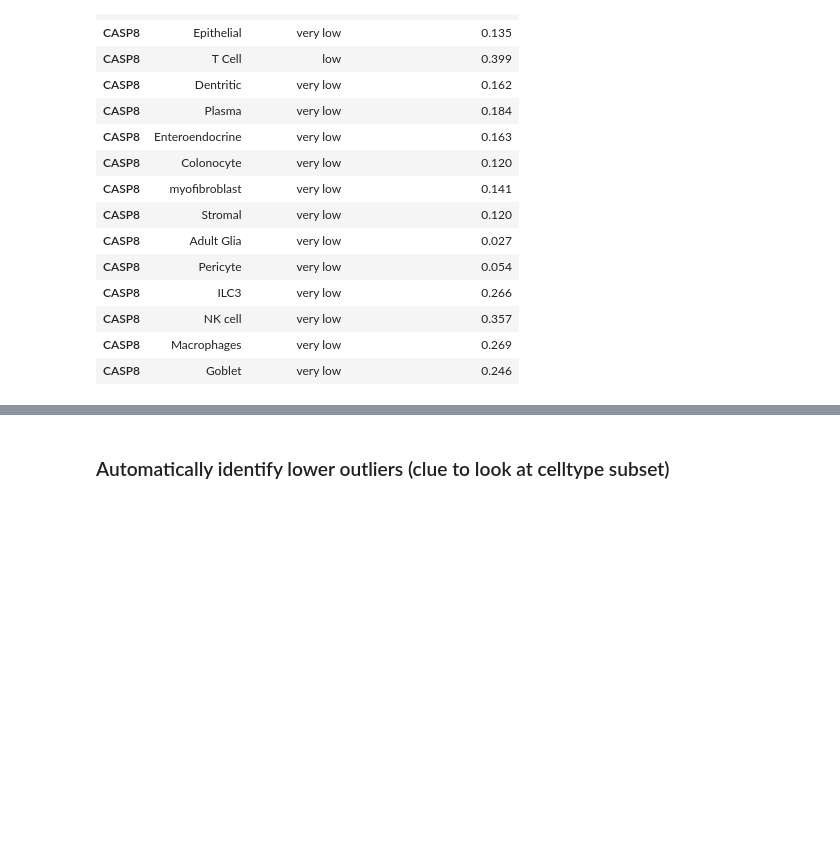
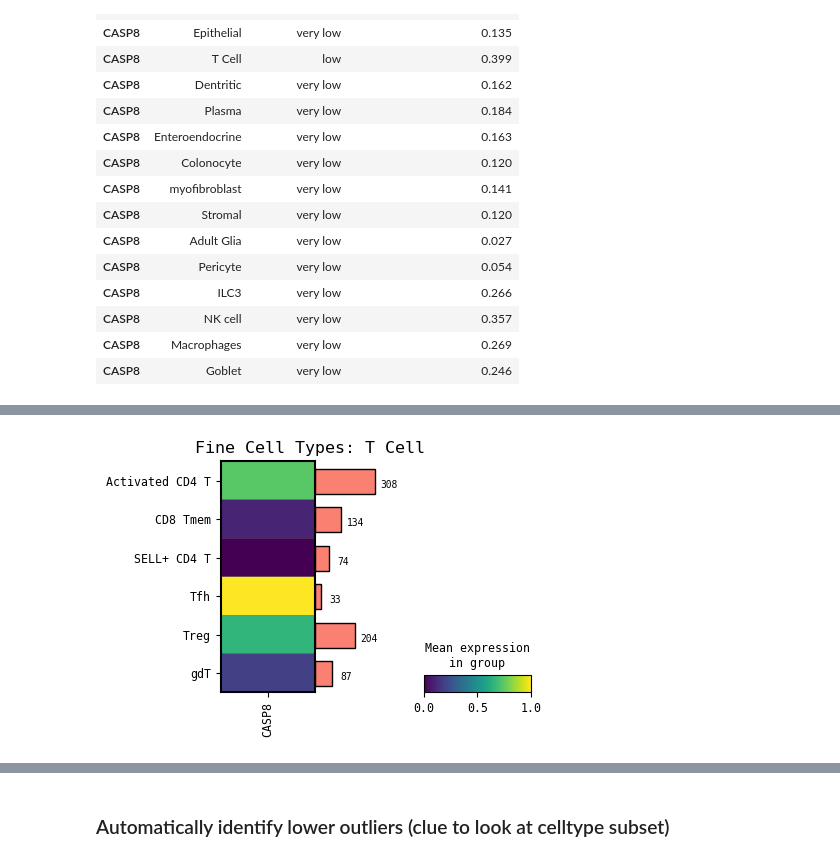
Before and after one commit to chickaroo/genereporter, a Jupyter notebook: src/pipeline.ipynb, the cells around one changed output, grey strips where cells are left out. Saved outputs shown, nothing was run; the diff lists cells and outputs as text; code cells hidden in the pictures; blank space fills up the shorter version.

```diff
--- a/src/pipeline.ipynb
+++ b/src/pipeline.ipynb
@@ -232,0 +75,4 @@ plt.show()
+# %%
+cp.matrixplot(GOI, cell_type=cell_type)
+# %% [output]
+[figure, added]
```
Also changed, not shown: parts of 35 cells of this notebook, 6 other files.
